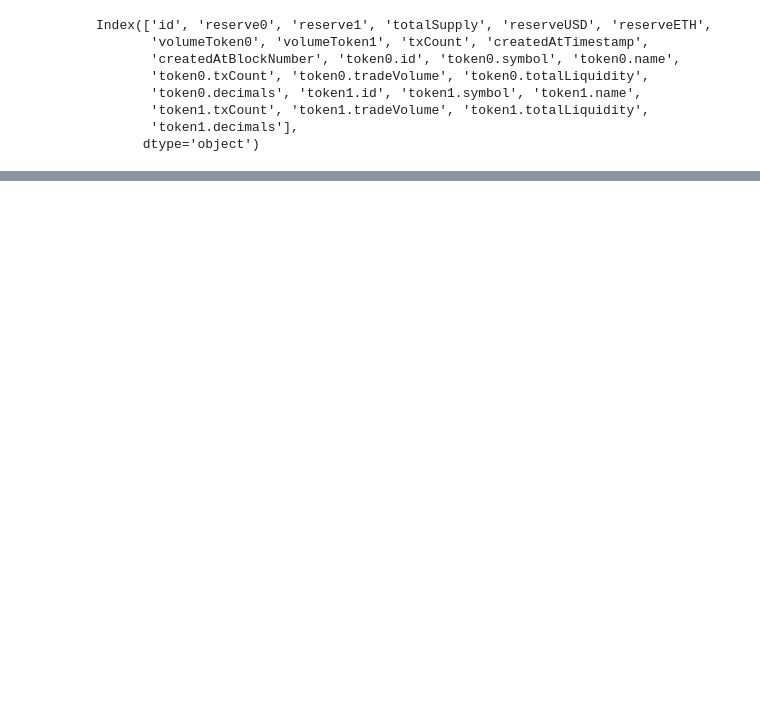
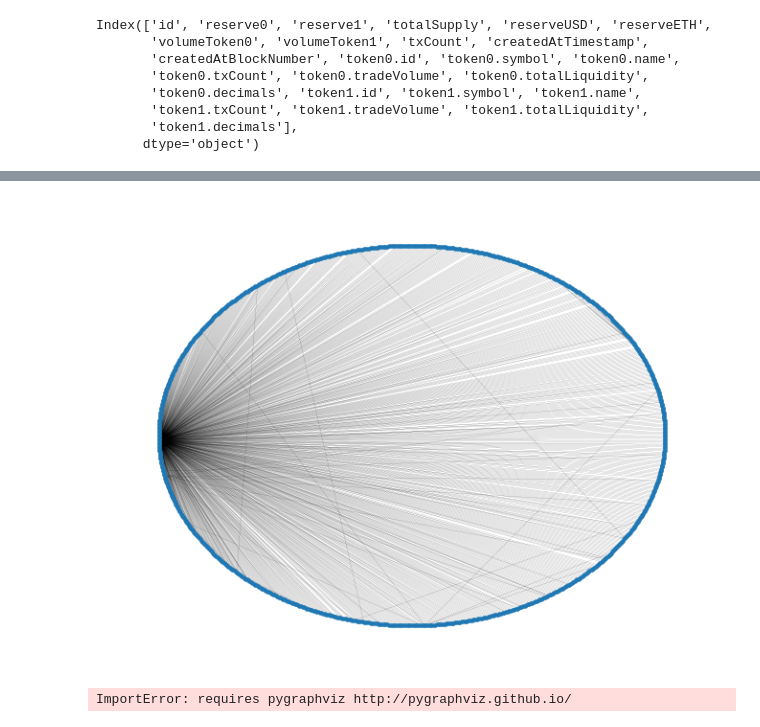
Before and after one commit to tanmaychimurkar/ns_final_project, a Jupyter notebook: 1_loading_network_from_csv.ipynb, the cells around one changed output, grey strips where cells are left out. Cells and saved outputs as stored; diff of their text form; code cells hidden in the pictures; blank space fills up the shorter version.

Commit message:
updating the formatting and the type of graph inserted into the loading file

```diff
--- a/1_loading_network_from_csv.ipynb
+++ b/1_loading_network_from_csv.ipynb
@@ -43,0 +49,4 @@ nx.draw_spring(network, with_labels=False, node_size=5, width=1)
+# %%
+nx.draw_shell(network, with_labels=False, node_size=5, width=0.07)
+# %% [output]
+[figure, added]
@@ -43,0 +55,5 @@ nx.draw_spring(network, with_labels=False, node_size=5, width=1)
+# %%
+pos = nx.nx_agraph.graphviz_layout(network)
+# pos = nx.nx_agraph.graphviz_layout(G, prog="dot")
+# %% [output]
+ImportError: requires pygraphviz http://pygraphviz.github.io/
```
Also changed, not shown: parts of 10 cells of this notebook, 1 other file.
